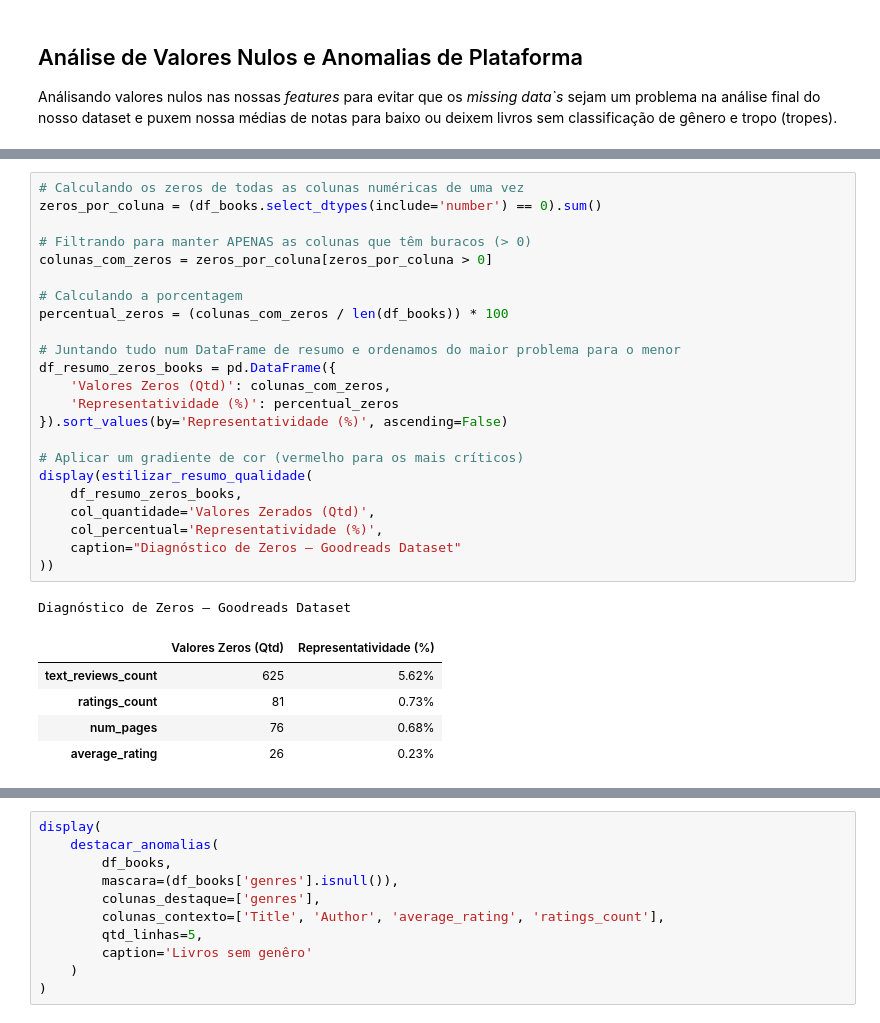
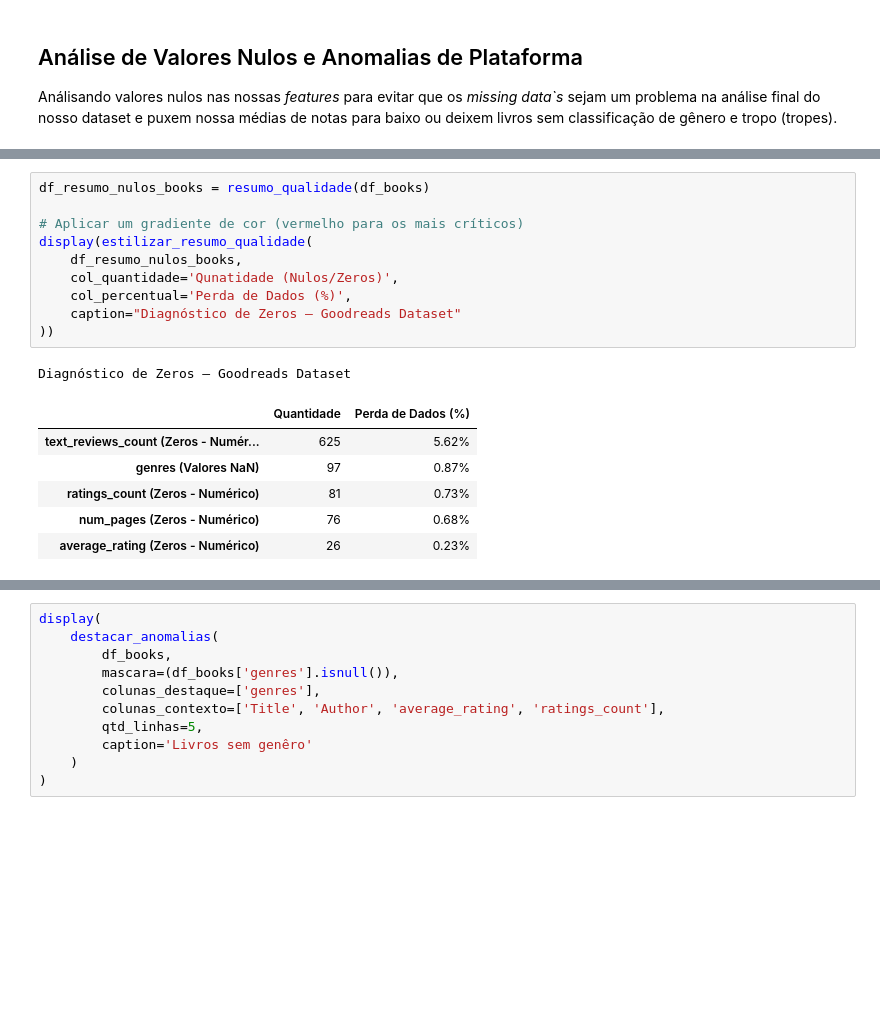
Before and after one commit to AleCecilio/entertainment_industry_performance_analysis, a Jupyter notebook: notebooks/01_eda_goodreads.ipynb, the cells around one changed output, grey strips where cells are left out. Drawn from its saved outputs; the diff is of its cells as text; blank space fills up the shorter version.

```diff
--- a/notebooks/01_eda_goodreads.ipynb
+++ b/notebooks/01_eda_goodreads.ipynb
@@ -148,30 +127,18 @@ Diagnóstico de Nulos — Goodreads Dataset
 # %%
-# Calculando os zeros de todas as colunas numéricas de uma vez
-zeros_por_coluna = (df_books.select_dtypes(include='number') == 0).sum()
-
-# Filtrando para manter APENAS as colunas que têm buracos (> 0)
-colunas_com_zeros = zeros_por_coluna[zeros_por_coluna > 0]
-
-# Calculando a porcentagem
-percentual_zeros = (colunas_com_zeros / len(df_books)) * 100
-
-# Juntando tudo num DataFrame de resumo e ordenamos do maior problema para o menor
-df_resumo_zeros_books = pd.DataFrame({
-    'Valores Zeros (Qtd)': colunas_com_zeros,
-    'Representatividade (%)': percentual_zeros
-}).sort_values(by='Representatividade (%)', ascending=False)
+df_resumo_nulos_books = resumo_qualidade(df_books)
 
 # Aplicar um gradiente de cor (vermelho para os mais críticos)
 display(estilizar_resumo_qualidade(
-    df_resumo_zeros_books,
-    col_quantidade='Valores Zerados (Qtd)',
-    col_percentual='Representatividade (%)',
+    df_resumo_nulos_books,
+    col_quantidade='Qunatidade (Nulos/Zeros)',
+    col_percentual='Perda de Dados (%)',
     caption="Diagnóstico de Zeros — Goodreads Dataset"
 ))
 # %% [output]
 Diagnóstico de Zeros — Goodreads Dataset
-|  | Valores Zeros (Qtd) | Representatividade (%) |
-| text_reviews_count | 625 | 5.62% |
-| ratings_count | 81 | 0.73% |
-| num_pages | 76 | 0.68% |
-| average_rating | 26 | 0.23% |
+|  | Quantidade | Perda de Dados (%) |
+| text_reviews_count (Zeros - Numér... | 625 | 5.62% |
+| genres (Valores NaN) | 97 | 0.87% |
+| ratings_count (Zeros - Numérico) | 81 | 0.73% |
+| num_pages (Zeros - Numérico) | 76 | 0.68% |
+| average_rating (Zeros - Numérico) | 26 | 0.23% |
```
Also changed, not shown: parts of 15 cells of this notebook, 10 other files.
